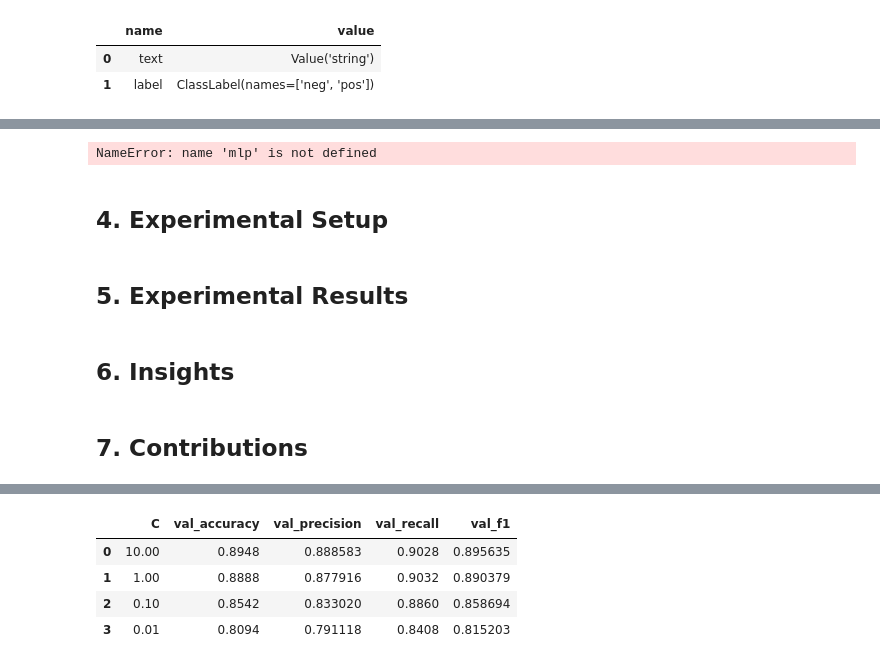
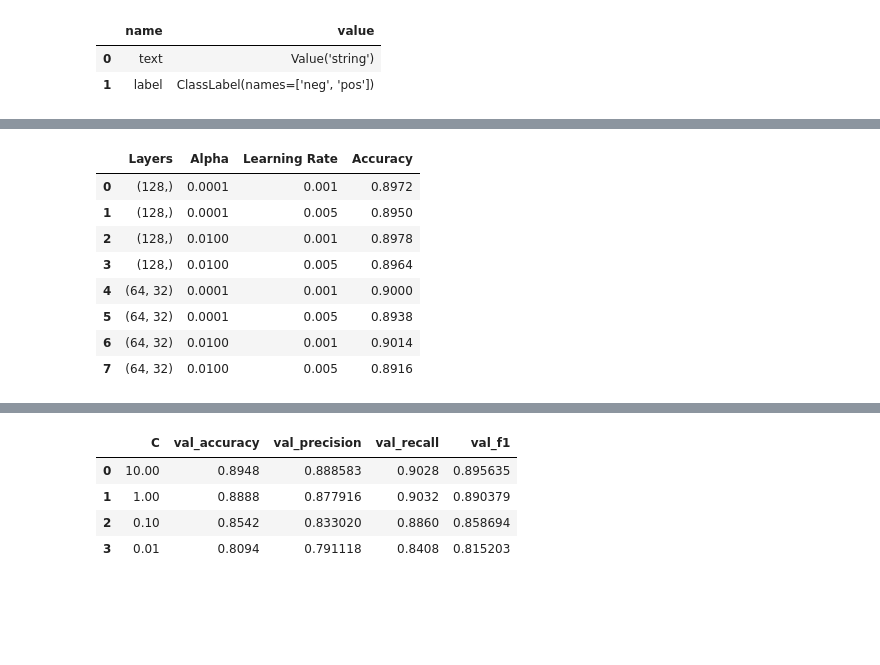
Before and after one commit to myn13/imdb-moview-review-analysis, a Jupyter notebook: imdb-analysis.ipynb, the cells around one changed output, grey strips where cells are left out. Drawn from its saved outputs; the diff is of its cells as text; code cells hidden in the pictures; blank space fills up the shorter version.

```diff
--- a/imdb-analysis.ipynb
+++ b/imdb-analysis.ipynb
@@ -139,13 +217,16 @@ X_train, X_val, y_train, y_val = train_test_split(X_train_raw, y_train_raw, test
 # %%
 filename = 'mlp_model.sav'
-pickle.dump(mlp, open(filename, 'wb'))
+pickle.dump(best_model, open(filename, 'wb'))
-# %% [output]
-NameError: name 'mlp' is not defined
-# %% [markdown]
-## 4. Experimental Setup
-# %% [markdown]
-## 5. Experimental Results
-# %% [markdown]
-## 6. Insights
-# %% [markdown]
-## 7. Contributions
+# %%
+results_df = pd.DataFrame(results_log)
+display(results_df)
+# %% [output]
+|  | Layers | Alpha | Learning Rate | Accuracy |
+| 0 | (128,) | 0.0001 | 0.001 | 0.8972 |
+| 1 | (128,) | 0.0001 | 0.005 | 0.8950 |
+| 2 | (128,) | 0.0100 | 0.001 | 0.8978 |
+| 3 | (128,) | 0.0100 | 0.005 | 0.8964 |
+| 4 | (64, 32) | 0.0001 | 0.001 | 0.9000 |
+| 5 | (64, 32) | 0.0001 | 0.005 | 0.8938 |
+| 6 | (64, 32) | 0.0100 | 0.001 | 0.9014 |
+| 7 | (64, 32) | 0.0100 | 0.005 | 0.8916 |
```
Also changed, not shown: parts of 16 cells of this notebook, 1 other file.
